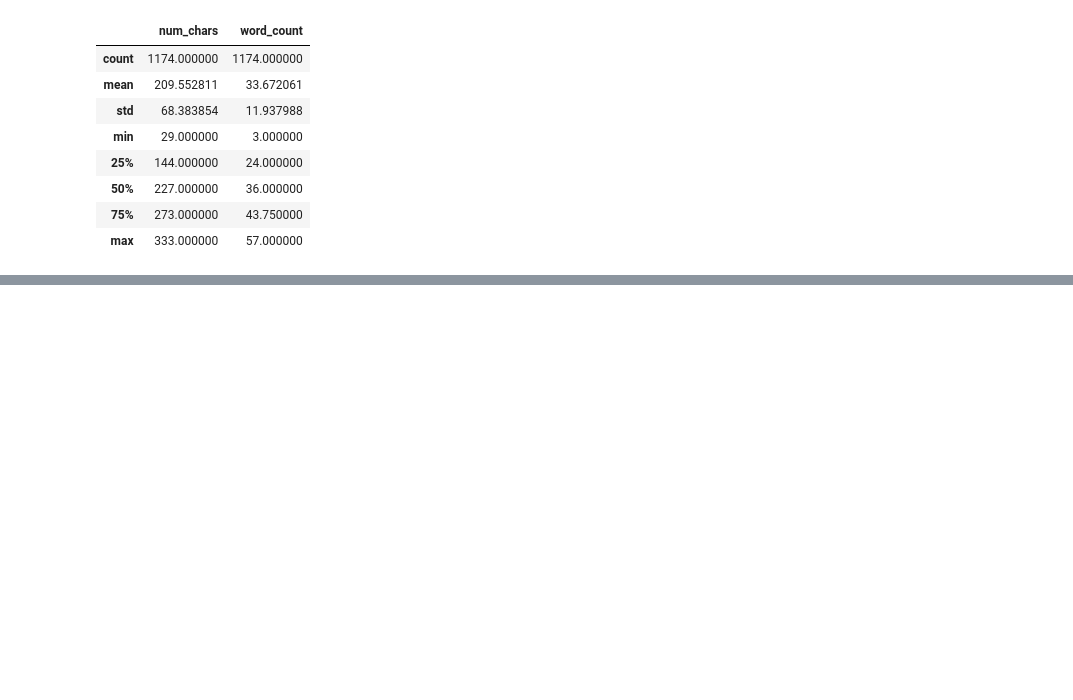
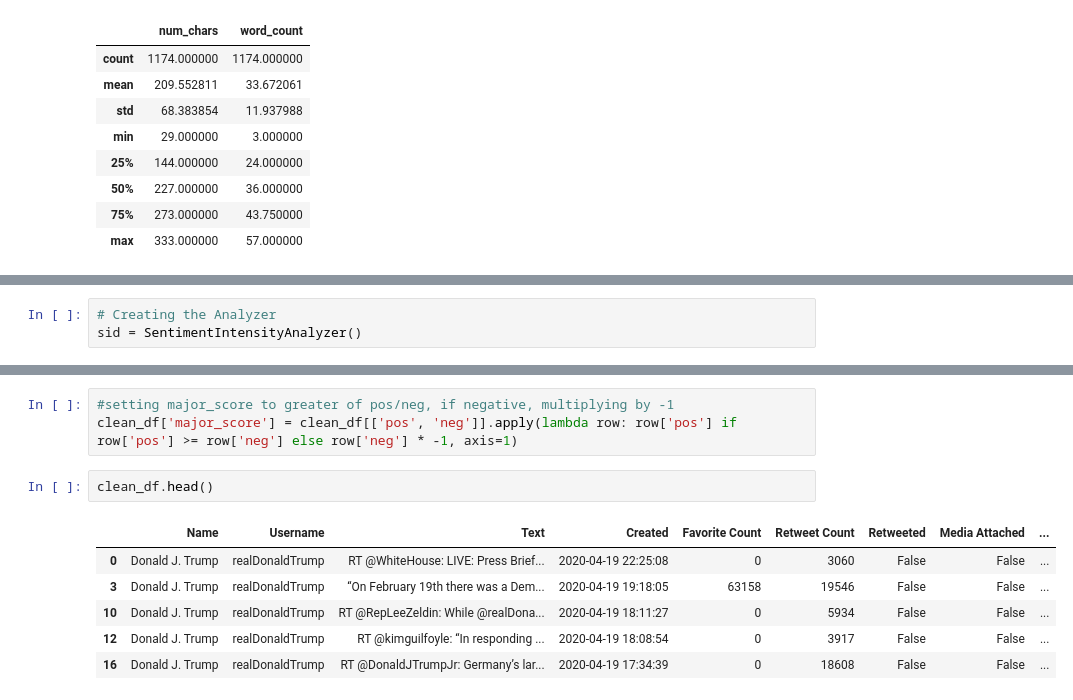
Before and after one commit to justinDeu/cs3654-covid, a Jupyter notebook: ProjectPart1.ipynb, the cells around one changed output, grey strips where cells are left out. Cells and saved outputs as stored; diff of their text form; blank space fills up the shorter version.

```diff
--- a/ProjectPart1.ipynb
+++ b/ProjectPart1.ipynb
@@ -233,0 +224,3 @@ df.shape, clean_df.shape
+# %%
+# Creating the Analyzer
+sid = SentimentIntensityAnalyzer()
@@ -233,0 +237,12 @@ df.shape, clean_df.shape
+# %%
+#setting major_score to greater of pos/neg, if negative, multiplying by -1
+clean_df['major_score'] = clean_df[['pos', 'neg']].apply(lambda row: row['pos'] if row['pos'] >= row['neg'] else row['neg'] * -1, axis=1)
+# %%
+clean_df.head()
+# %% [output]
+|  | Name | Username | Text | Created | Favorite Count | Retweet Count | Retweeted | Media Attached | ... |
+| 0 | Donald J. Trump | realDonaldTrump | RT @WhiteHouse: LIVE: Press Brief... | 2020-04-19 22:25:08 | 0 | 3060 | False | False | ... |
+| 3 | Donald J. Trump | realDonaldTrump | “On February 19th there was a Dem... | 2020-04-19 19:18:05 | 63158 | 19546 | False | False | ... |
+| 10 | Donald J. Trump | realDonaldTrump | RT @RepLeeZeldin: While @realDona... | 2020-04-19 18:11:27 | 0 | 5934 | False | False | ... |
+| 12 | Donald J. Trump | realDonaldTrump | RT @kimguilfoyle: “In responding ... | 2020-04-19 18:08:54 | 0 | 3917 | False | False | ... |
+| 16 | Donald J. Trump | realDonaldTrump | RT @DonaldJTrumpJr: Germany’s lar... | 2020-04-19 17:34:39 | 0 | 18608 | False | False | ... |
```
Also changed, not shown: parts of 14 cells of this notebook.
